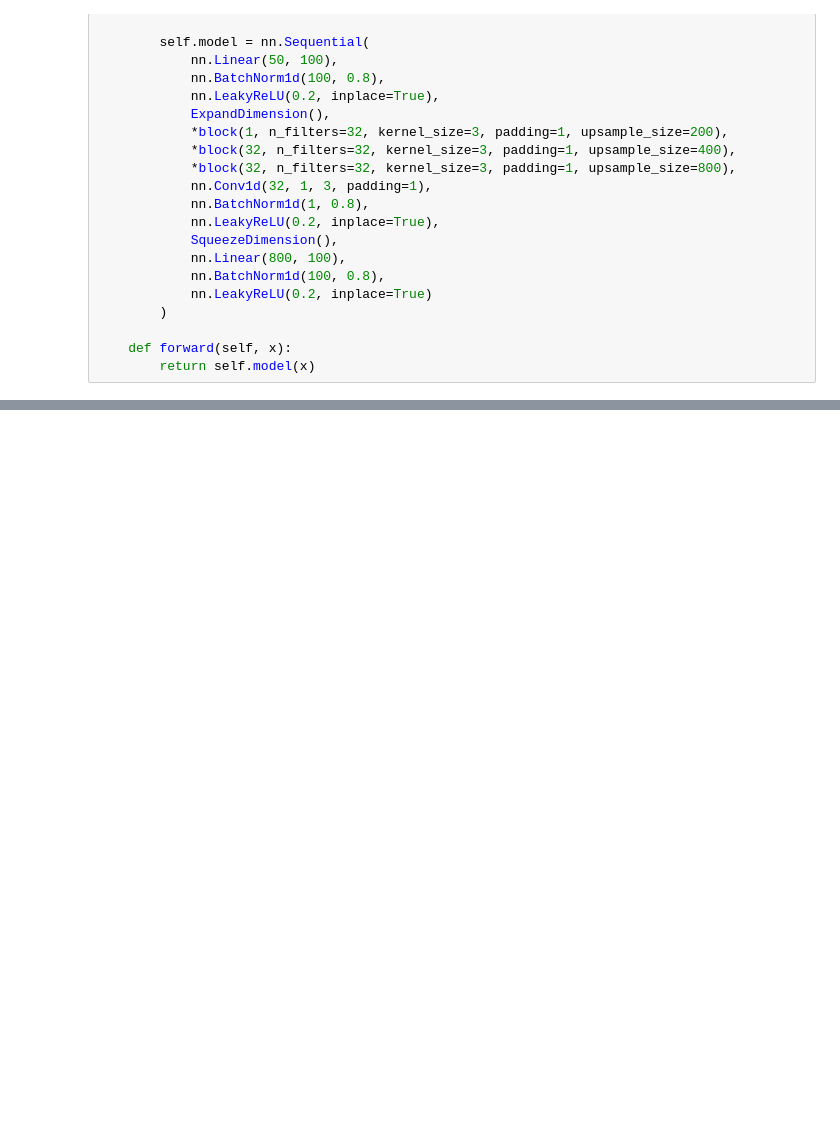
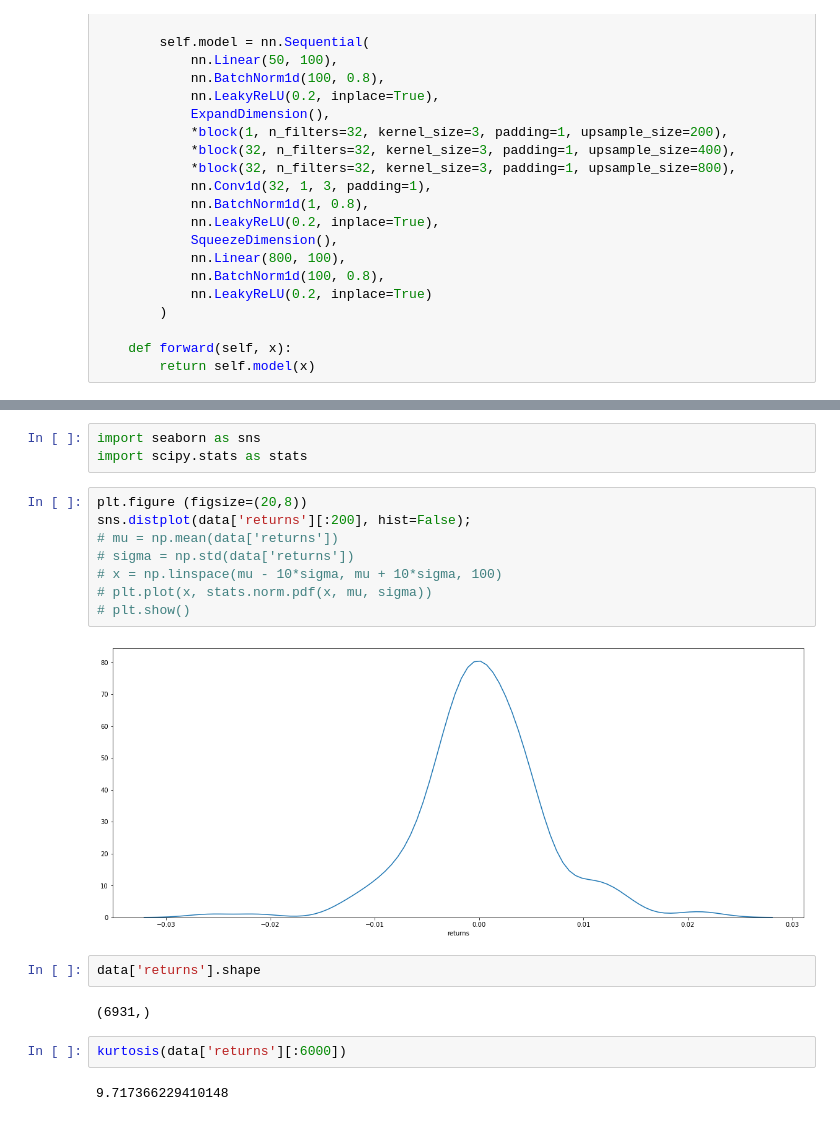
Before and after one commit to nab-126/gan_returns_simulation, a Jupyter notebook: main.ipynb, the cells around one changed output, grey strips where cells are left out. Drawn from its saved outputs; the diff is of its cells as text; blank space fills up the shorter version.

Commit message:
added kurtosis

```diff
--- a/main.ipynb
+++ b/main.ipynb
@@ -567,0 +629,21 @@ plt.plot(np.arange(0,100), sample)
+# %%
+import seaborn as sns
+import scipy.stats as stats
+# %%
+plt.figure (figsize=(20,8))
+sns.distplot(data['returns'][:200], hist=False);
+# mu = np.mean(data['returns'])
+# sigma = np.std(data['returns'])
+# x = np.linspace(mu - 10*sigma, mu + 10*sigma, 100)
+# plt.plot(x, stats.norm.pdf(x, mu, sigma))
+# plt.show()
+# %% [output]
+[figure, added]
+# %%
+data['returns'].shape
+# %% [output]
+(6931,)
+# %%
+kurtosis(data['returns'][:6000])
+# %% [output]
+9.717366229410148
```
Also changed, not shown: parts of 29 cells of this notebook.
